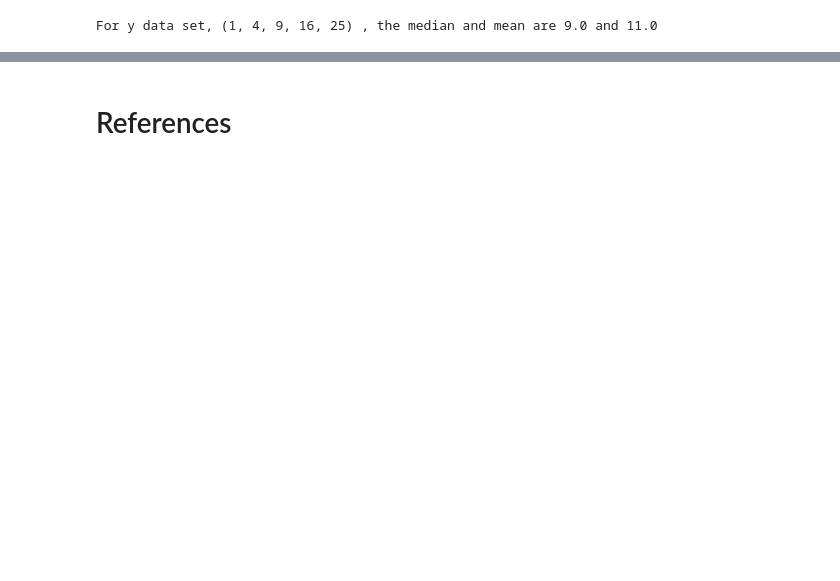
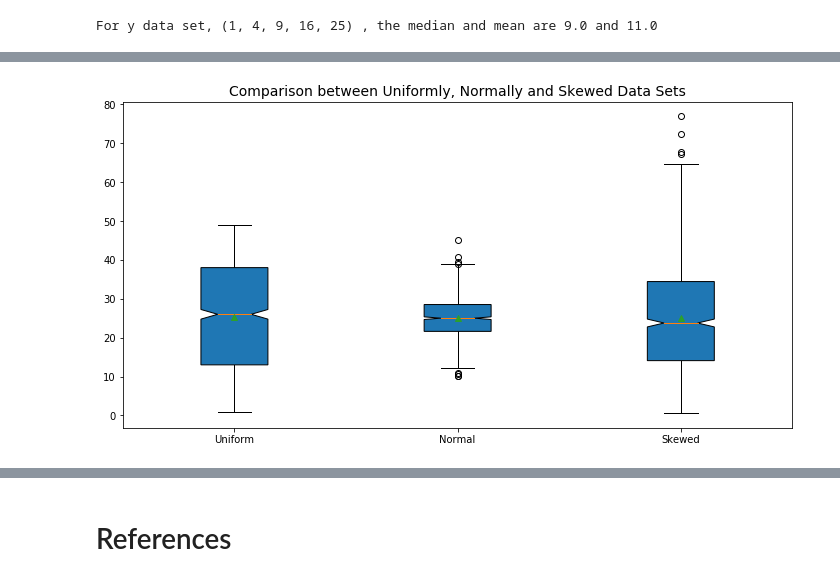
Before and after one commit to healyshane/project-fundamentals_of_data_analysis, a Jupyter notebook: Project.ipynb, the cells around one changed output, grey strips where cells are left out. Saved outputs shown, nothing was run; the diff lists cells and outputs as text; code cells hidden in the pictures; blank space fills up the shorter version.

```diff
--- a/Project.ipynb
+++ b/Project.ipynb
@@ -75,0 +79,17 @@ An outlier is a data point that is outside of the quartiles and outside of the w
+# %%
+# Defining seed for reproducibility
+np.random.seed(seed=50)
+
+# Create an array to hold randomly generated uniform, normal and skewed data sets of size 1000 each
+x = [np.random.randint(1,50,1000),np.random.normal(loc=25,scale=5, size = 1000), np.random.beta(2,6,1000)*102]
+
+# Increase figure size
+plt.figure(figsize=(12,6))
+
+# Generate box plot with labels; patch_artist improves visual disply.
+# The notched display represent the confidence interval around the median.
+plt.boxplot(x,labels = ("Uniform","Normal","Skewed"),patch_artist= True, showmeans= True, notch=True);
+
+plt.title("Comparison between Uniformly, Normally and Skewed Data Sets", size=14);
+# %% [output]
+[figure, added]
```
Also changed, not shown: parts of 46 cells of this notebook.
